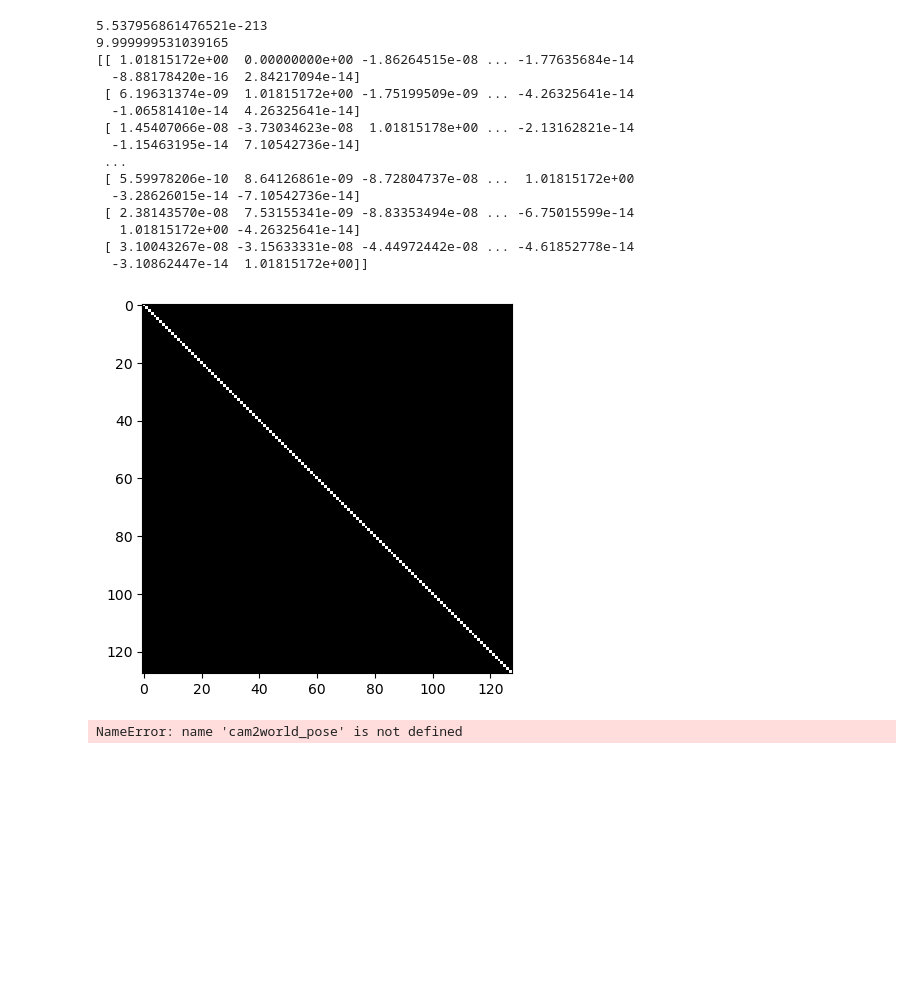
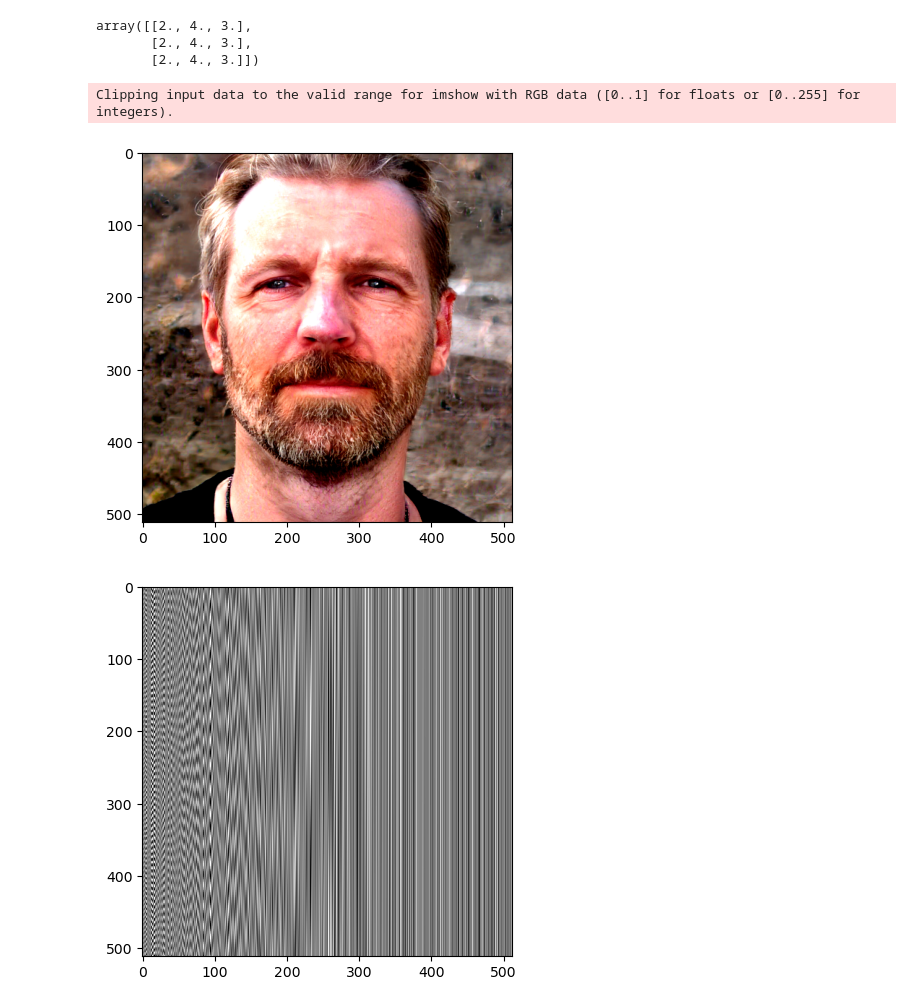
Before and after one commit to Stelath/eg3d-diffused, a Jupyter notebook: diffuser/test.ipynb, the cells around one changed output. Drawn from its saved outputs; the diff is of its cells as text; code cells hidden in the pictures; blank space fills up the shorter version.

```diff
--- a/diffuser/test.ipynb
+++ b/diffuser/test.ipynb
@@ -14,49 +14,57 @@ def getPositionEncoding(seq_len, d, n=10000):
             P[k, 2*i] = np.sin(k/denominator)
             P[k, 2*i+1] = np.cos(k/denominator)
     return P
+# %%
+# Generate EG3D Images
+from camera_utils import LookAtPoseSampler, FOV_to_intrinsics
+device = 'cuda'
+cam2world_pose = LookAtPoseSampler.sample(3.14/2, 3.14/2, torch.tensor([0, 0, 0.2], device=device), radius=2.7, device=device)
+intrinsics = FOV_to_intrinsics(18, device=device)
+
+with open('ffhqrebalanced512-128.pkl', 'rb') as f:
+    G = pickle.load(f)['G_ema'].cuda()  # torch.nn.Module
+c = torch.cat([cam2world_pose.reshape(-1, 16), intrinsics.reshape(-1, 9)], 1) # camera parameters
+# z = torch.randn([1, G.z_dim]).cuda()    # latent codes
+z = torch.tensor(znprecon).view(-1, 512).cuda()
+
+# img = G(z, c)['image']                           # NCHW, float32, dynamic range [-1, +1], no truncation
+
+cam_pivot = torch.tensor(G.rendering_kwargs.get('avg_camera_pivot', [0, 0, 0]), device=device)
+cam_radius = G.rendering_kwargs.get('avg_camera_radius', 2.7)
+cam2world_pose = LookAtPoseSampler.sample(np.pi/2, np.pi/2, cam_pivot, radius=cam_radius, device=device)
+conditioning_cam2world_pose = LookAtPoseSampler.sample(np.pi/2, np.pi/2, cam_pivot, radius=cam_radius, device=device)
+camera_params = torch.cat([cam2world_pose.reshape(-1, 16), intrinsics.reshape(-1, 9)], 1)
+conditioning_params = torch.cat([conditioning_cam2world_pose.reshape(-1, 16), intrinsics.reshape(-1, 9)], 1)
+w = G.mapping(z, conditioning_params, truncation_psi=0.5, truncation_cutoff=8)
+img = G.synthesis(w, camera_params)['image']
+# %%
+nparr1 = np.array([[5, 10, 15], [10, 20, 30], [20, 40, 60]])
+nparr2 = np.array([2, 4, 3])
+nparrsum = nparr1 * nparr2
+nparrsum/nparr1
+# %% [output]
+array([[2., 4., 3.],
+       [2., 4., 3.],
+       [2., 4., 3.]])
+# %%
+cpu_img = img.cpu().numpy()[0].transpose(1, 2, 0) + 0.3
+plt.imshow(cpu_img)
+plt.show()
+# %% [output]
+Clipping input data to the valid range for imshow with RGB data ([0..1] for floats or [0..255] for integers).
+[figure, added]
 # %%
-size = 128
+size = G.z_dim
 num = 10
 
 A = getPositionEncoding(size, size) + (0.01*np.eye(size))
-inv = np.linalg.inv(A)
 
-print(np.linalg.det(A))
+znp = z[0].cpu().numpy()
+product = A * znp
 
-product = np.matmul(A, np.matmul((10**(1/size))*np.eye(size), inv))
-print(np.linalg.det(product))
-
-print(product)
+znprecon = np.nanmean(product/A, axis=0)
 
 plt.imshow(product, cmap='gray', interpolation='none')
 plt.show()
 # %% [output]
-5.537956861476521e-213
-9.999999531039165
-[[ 1.01815172e+00  0.00000000e+00 -1.86264515e-08 ... -1.77635684e-14
-  -8.88178420e-16  2.84217094e-14]
- [ 6.19631374e-09  1.01815172e+00 -1.75199509e-09 ... -4.26325641e-14
-  -1.06581410e-14  4.26325641e-14]
- [ 1.45407066e-08 -3.73034623e-08  1.01815178e+00 ... -2.13162821e-14
-  -1.15463195e-14  7.10542736e-14]
- ...
- [ 5.59978206e-10  8.64126861e-09 -8.72804737e-08 ...  1.01815172e+00
-  -3.28626015e-14 -7.10542736e-14]
- [ 2.38143570e-08  7.53155341e-09 -8.83353494e-08 ... -6.75015599e-14
-   1.01815172e+00 -4.26325641e-14]
- [ 3.10043267e-08 -3.15633331e-08 -4.44972442e-08 ... -4.61852778e-14
-  -3.10862447e-14  1.01815172e+00]]
-[figure, old version]
+[figure, new version]
-# %%
-# Generate EG3D Images
-from camera_utils import LookAtPoseSampler, FOV_to_intrinsics
-cam2world_pose = LookAtPoseSampler.sample(3.14/2, 3.14/2, torch.tensor([0, 0, 0.2], device=device), radius=2.7, device=device)
-intrinsics = FOV_to_intrinsics(90, device='cpu')
-
-with open('ffhqrebalanced512-128.pkl', 'rb') as f:
-    G = pickle.load(f)['G_ema'].cuda()  # torch.nn.Module
-z = torch.randn([1, G.z_dim]).cuda()    # latent codes
-c = torch.cat([cam2world_pose.reshape(-1, 16), intrinsics.reshape(-1, 9)], 1) # camera parameters
-img = G(z, c)['image']                           # NCHW, float32, dynamic range [-1, +1], no truncation
-# %% [output]
-NameError: name 'cam2world_pose' is not defined
```
Also changed, not shown: parts of 1 cell of this notebook.
